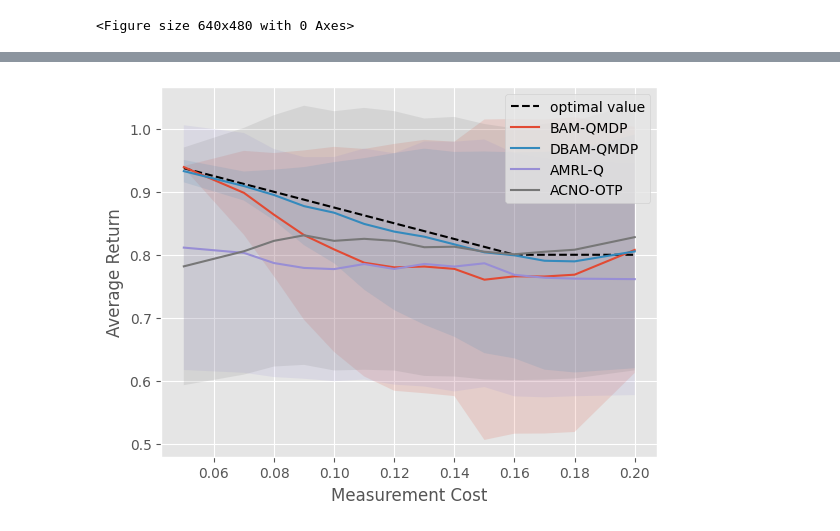
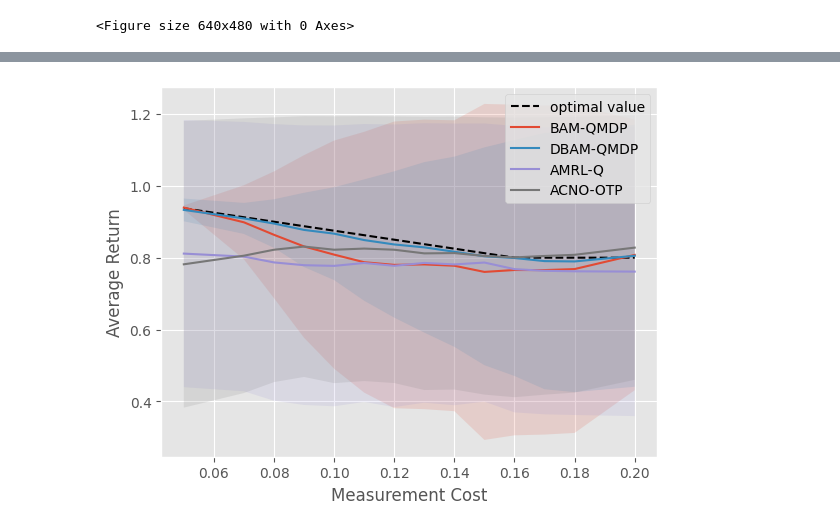
Before and after one commit to MKrale/ATM, a Jupyter notebook: Plot_Data.ipynb, the cells around one changed output, grey strips where cells are left out. Saved outputs shown, nothing was run; the diff lists cells and outputs as text; code cells hidden in the pictures.

```diff
--- a/Plot_Data.ipynb
+++ b/Plot_Data.ipynb
@@ -216,6 +216,7 @@ for i in range (nmbr_plots):
 # %%
 
 if True:
+
 
     fileName_alg    = ["BAM_QMDP", "BAM_QMDP+", "AMRL"]
     legend_alg      = ["BAM-QMDP",  "DBAM-QMDP", "AMRL-Q", ]
@@ -241,8 +242,9 @@ if True:
                 toi = nmbr_eps
                 fromi = m.ceil(toi*check_percentage)
 
-                avg_rewards[algnmbr,i]  = np.average(   np.average(contentDict["reward_per_eps"], axis=0)[fromi:toi] )
-                std_rewards[algnmbr,i]  = np.std(       np.std(contentDict["reward_per_eps"], axis=0)[fromi:toi]     )
+                rewards = np.array(contentDict["reward_per_eps"])[:,fromi:toi]
+                avg_rewards[algnmbr,i]  = np.average( rewards )
+                std_rewards[algnmbr,i]  = np.std( rewards )
                 rewardsmin[algnmbr,i], rewardsmax[algnmbr,i] = sts.norm.interval(interval, loc=avg_rewards[algnmbr,i], scale=std_rewards[algnmbr,i])
 
                 avg_measures[algnmbr,i] = np.average(   np.average(contentDict["measurements_per_eps"], axis=0)[fromi:toi]  )
@@ -280,38 +282,36 @@ if True:
     optimal_line = (0.8-costs_extended) / 0.8
     optimal_line[optimal_line < 0.8] = 0.8
     plt.plot(costs_extended, optimal_line, 'k--', label="optimal value")
 
 
     # Collect all data
     for (algnmbr, algName) in enumerate(fileName_alg):
         for i in range(nmbr_files):
             filename = "AMData_{}_Loss_{}.json".format(fileName_alg[algnmbr],  str(costs_names[i]))
 
             with open(Data_path + filename) as file:
                 contentDict = json.load(file)
 
                 nmbr_eps = int(contentDict["parameters"]["nmbr_eps"])
                 toi = nmbr_eps
                 fromi = m.ceil(toi*check_percentage)
 
-                avg_rewards[algnmbr,i]  = np.average(   np.average(contentDict["reward_per_eps"], axis=0)[fromi:toi] )
-                std_rewards[algnmbr,i]  = np.std(       np.std(contentDict["reward_per_eps"], axis=0)[fromi:toi]     )
-
-
-                avg_measures[algnmbr,i] = np.average(   np.average(contentDict["measurements_per_eps"], axis=0)[fromi:toi]  )
-                std_measures[algnmbr,i] = np.std(       np.std(contentDict["measurements_per_eps"], axis=0)[fromi:toi]      )
+                rewards = np.array(contentDict["reward_per_eps"])[:,fromi:toi]
+                avg_rewards[algnmbr,i]  = np.average( rewards )
+                std_rewards[algnmbr,i]  = np.std( rewards )
+                rewardsmin[algnmbr,i], rewardsmax[algnmbr,i] = sts.norm.interval(interval, loc=avg_rewards[algnmbr,i], scale=std_rewards[algnmbr,i])
 
         avg_rewards = savgol_filter( avg_rewards, this_window, this_order)
         std_rewards = savgol_filter( std_rewards, this_window, this_order)
-        rewardsmin[algnmbr], rewardsmax[algnmbr] = sts.norm.interval(interval, loc=avg_rewards[algnmbr], scale=std_rewards[algnmbr])
+        # rewardsmin[algnmbr], rewardsmax[algnmbr] = sts.norm.interval(interval, loc=avg_rewards[algnmbr], scale=std_rewards[algnmbr])
 
         plt.plot(costs, avg_rewards[algnmbr], label = legend_alg[algnmbr])
         plt.fill_between(costs, rewardsmin[algnmbr], rewardsmax[algnmbr], alpha=0.15)
 
     #plt.title("Average Return against measuring cost")
     plt.ylabel("Average Return")
     plt.xlabel("Measurement Cost")
     plt.legend()
     plt.show()
 # %% [output]
-[figure, old version]
+[figure, new version]
```
Also changed, not shown: parts of 1 cell of this notebook, 2 other files.
